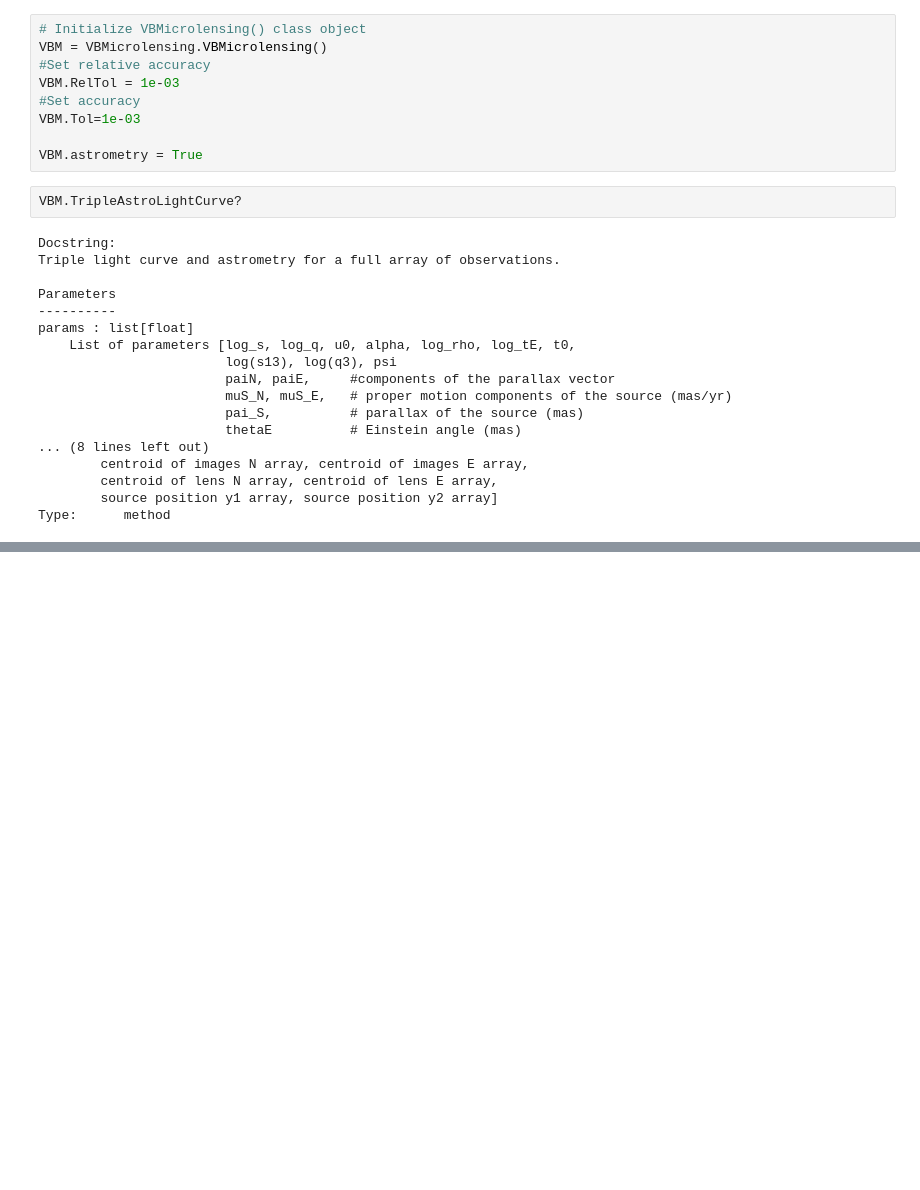
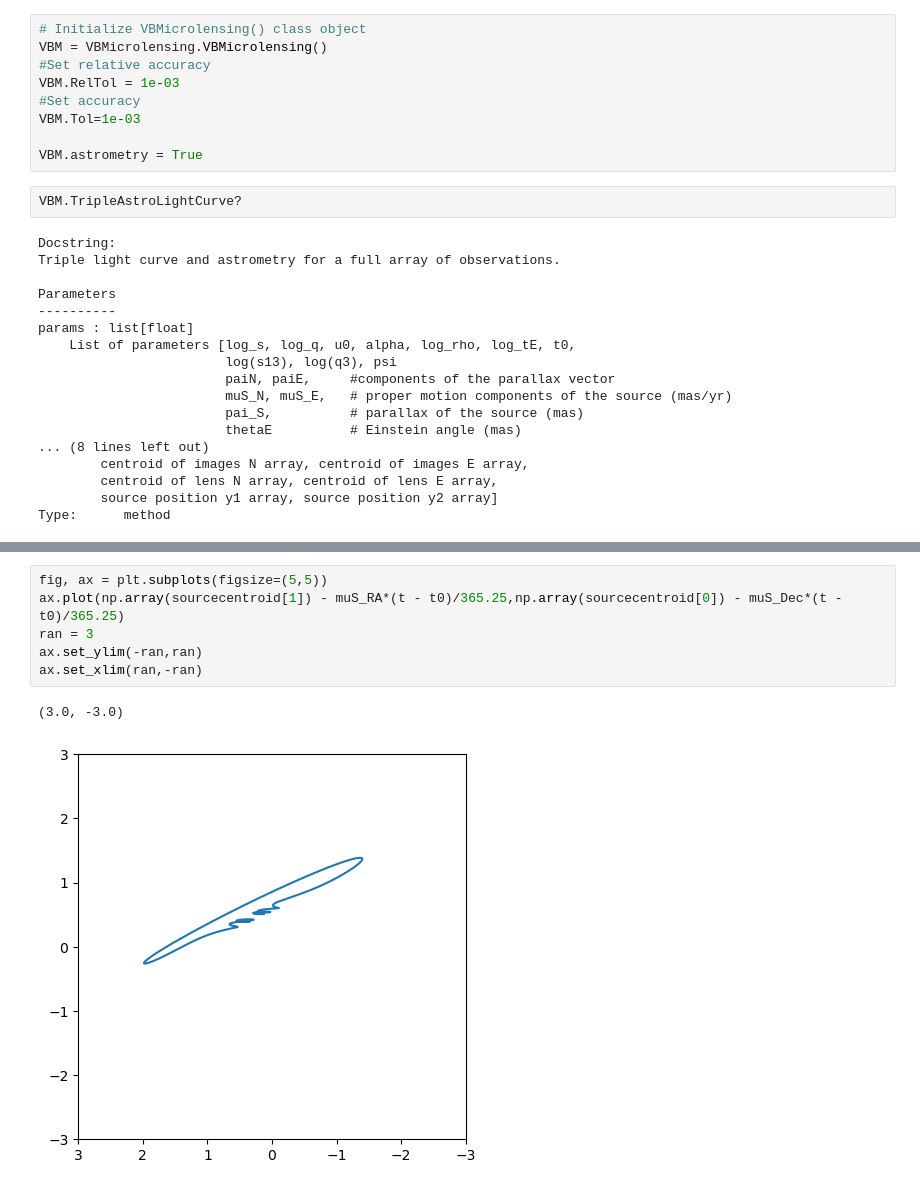
Before and after one commit to AmberLee2427/SURP25, a Jupyter notebook: Microlensing/testing_VBM.ipynb, the cells around one changed output, grey strips where cells are left out. Cells and saved outputs as stored; diff of their text form; blank space fills up the shorter version.

```diff
--- a/Microlensing/testing_VBM.ipynb
+++ b/Microlensing/testing_VBM.ipynb
@@ -103,0 +138,9 @@ Error:
+# %%
+fig, ax = plt.subplots(figsize=(5,5))
+ax.plot(np.array(sourcecentroid[1]) - muS_RA*(t - t0)/365.25,np.array(sourcecentroid[0]) - muS_Dec*(t - t0)/365.25)
+ran = 3
+ax.set_ylim(-ran,ran)
+ax.set_xlim(ran,-ran)
+# %% [output]
+(3.0, -3.0)
+[figure, added]
```
Also changed, not shown: parts of 8 cells of this notebook.
